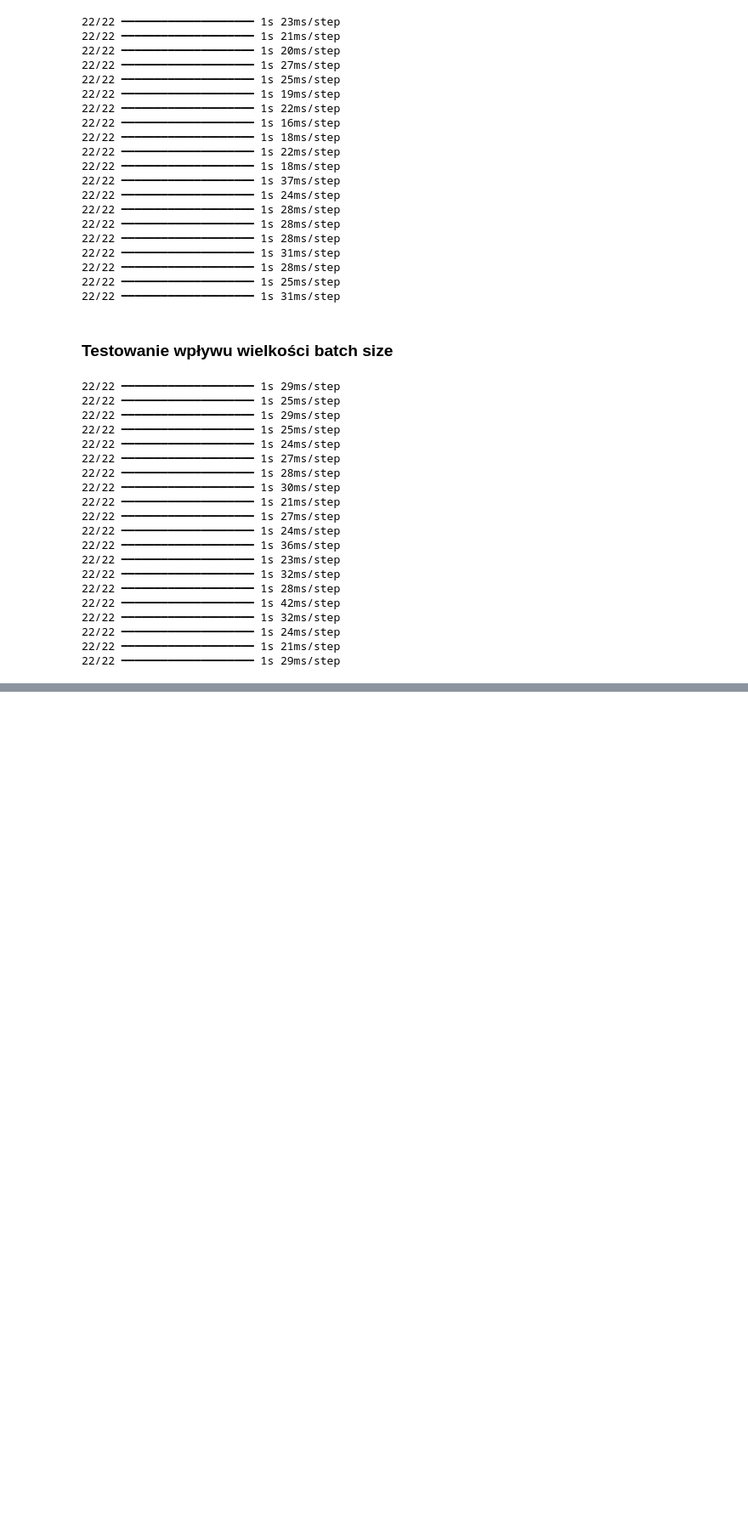
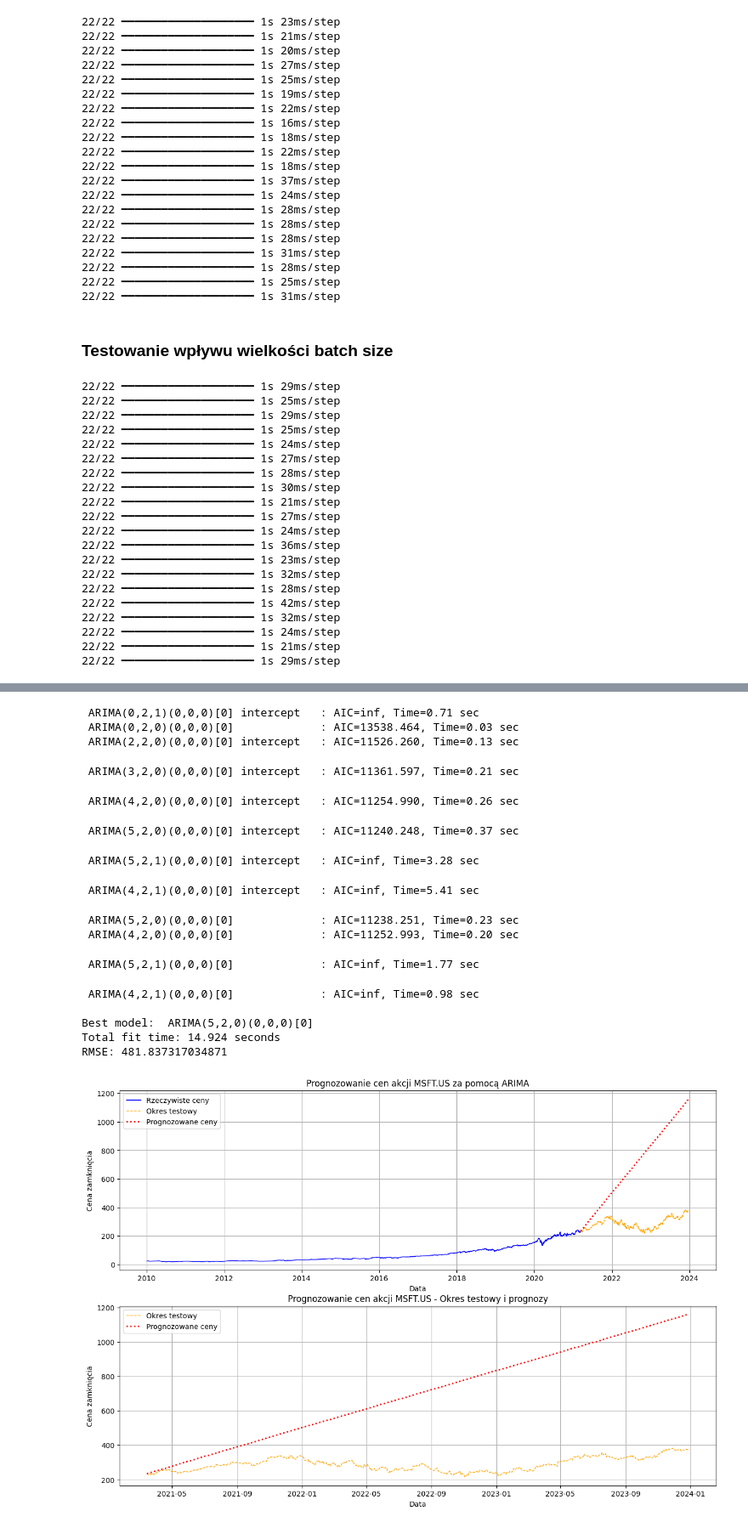
Before and after one commit to OlgaSieradzan/Stock-price-prediction-LSTM-, a Jupyter notebook: MSFT_LSTM.ipynb, the cells around one changed output, grey strips where cells are left out. Shown: that part at 85% size. Drawn from its saved outputs; the diff is of its cells as text; code cells hidden in the pictures; blank space fills up the shorter version.

```diff
--- a/MSFT_LSTM.ipynb
+++ b/MSFT_LSTM.ipynb
@@ -721,0 +536,61 @@ R²: 0.9834908273838441
+# %%
+from statsmodels.tsa.arima.model import ARIMA
+from pmdarima import auto_arima
+import numpy as np
+import pandas as pd
+from sklearn.model_selection import train_test_split
+import matplotlib.pyplot as plt
+import os
+
+# Przygotowanie danych
+X = df[['Date']]
+y = df['Close']
+
+# Podział na zbiór treningowy i testowy
+X_train, X_test, y_train, y_test = train_test_split(X, y, test_size=0.2, shuffle=False)
+
+model = auto_arima(y_train, start_p=1, start_q=1,max_p=5, max_q=5, seasonal=False, trace=True, error_action='ignore', suppress_warnings=True)
+
+# Tworzenie i trenowanie modelu ARIMA
+model_arima = ARIMA(y_train, order=model.order)
+model_arima_fit = model_arima.fit()
+
+# Predykcja na zbiorze testowym
+y_pred_arima = model_arima_fit.get_forecast(steps=len(y_test))
+y_pred_arima_series = pd.Series(y_pred_arima.predicted_mean, index=y_test.index)
+
+# Obliczanie metryk
+rmse_arima = np.sqrt(mean_squared_error(y_test, y_pred_arima_series))
+print(f'RMSE: {rmse_arima}')
+
+# Rysowanie wykresu
+# Przygotowanie danych do wykresu
+predicted_data_arima = np.empty_like(df['Close'])
+predicted_data_arima[:] = np.nan
+predicted_data_arima[len(X_train):(len(X_train) + len(X_test))] = y_pred_arima_series
+
+# Rysowanie wykresu
+fig, (ax1, ax2) = plt.subplots(2, 1, figsize=(15, 10))
+
+# Wykres podstawowego zbioru danych do momentu prognozowania
+ax1.plot(df['Date'][:len(X_train)], df['Close'][:len(y_train)], color='blue', label='Rzeczywiste ceny', linewidth=1)
+ax1.plot(df['Date'][len(y_train):], y_test, color='orange', linestyle='dashed', label='Okres testowy', linewidth=1)
+ax1.plot(df['Date'][len(X_train):], y_pred_arima_series, color='red', linestyle='dotted', label='Prognozowane ceny', linewidth=2)
+ax1.set_xlabel('Data')
+ax1.set_ylabel('Cena zamknięcia')
+ax1.set_title('Prognozowanie cen akcji MSFT.US za pomocą ARIMA')
+ax1.legend()
+ax1.grid(True)
+
+# Wykres przybliżenia okresu testowego i prognoz
+ax2.plot(df['Date'][len(X_train):], y_test, color='orange', linestyle='dashed', label='Okres testowy', linewidth=1)
+ax2.plot(df['Date'][len(X_train):], y_pred_arima_series, color='red', linestyle='dotted', label='Prognozowane ceny', linewidth=2)
+ax2.set_xlabel('Data')
+ax2.set_ylabel('Cena zamknięcia')
+ax2.set_title('Prognozowanie cen akcji MSFT.US - Okres testowy i prognozy')
+ax2.legend()
+ax2.grid(True)
+
+plt.savefig(os.path.join('./plots/arima.png'))
+plt.show()
+# %% [output]
@@ -722 +601,18 @@ R²: 0.9834908273838441
+ ARIMA(0,2,1)(0,0,0)[0] intercept   : AIC=inf, Time=0.71 sec
+ ARIMA(0,2,0)(0,0,0)[0]             : AIC=13538.464, Time=0.03 sec
+ ARIMA(2,2,0)(0,0,0)[0] intercept   : AIC=11526.260, Time=0.13 sec
+ ARIMA(3,2,0)(0,0,0)[0] intercept   : AIC=11361.597, Time=0.21 sec
+ ARIMA(4,2,0)(0,0,0)[0] intercept   : AIC=11254.990, Time=0.26 sec
+ ARIMA(5,2,0)(0,0,0)[0] intercept   : AIC=11240.248, Time=0.37 sec
+ ARIMA(5,2,1)(0,0,0)[0] intercept   : AIC=inf, Time=3.28 sec
+ ARIMA(4,2,1)(0,0,0)[0] intercept   : AIC=inf, Time=5.41 sec
+ ARIMA(5,2,0)(0,0,0)[0]             : AIC=11238.251, Time=0.23 sec
+ ARIMA(4,2,0)(0,0,0)[0]             : AIC=11252.993, Time=0.20 sec
+ ARIMA(5,2,1)(0,0,0)[0]             : AIC=inf, Time=1.77 sec
+ ARIMA(4,2,1)(0,0,0)[0]             : AIC=inf, Time=0.98 sec
+
+Best model:  ARIMA(5,2,0)(0,0,0)[0]
+Total fit time: 14.924 seconds
+RMSE: 481.837317034871
+[figure, added]
 # %% [markdown]
```
Also changed, not shown: parts of 12 cells of this notebook, 50 other files.
